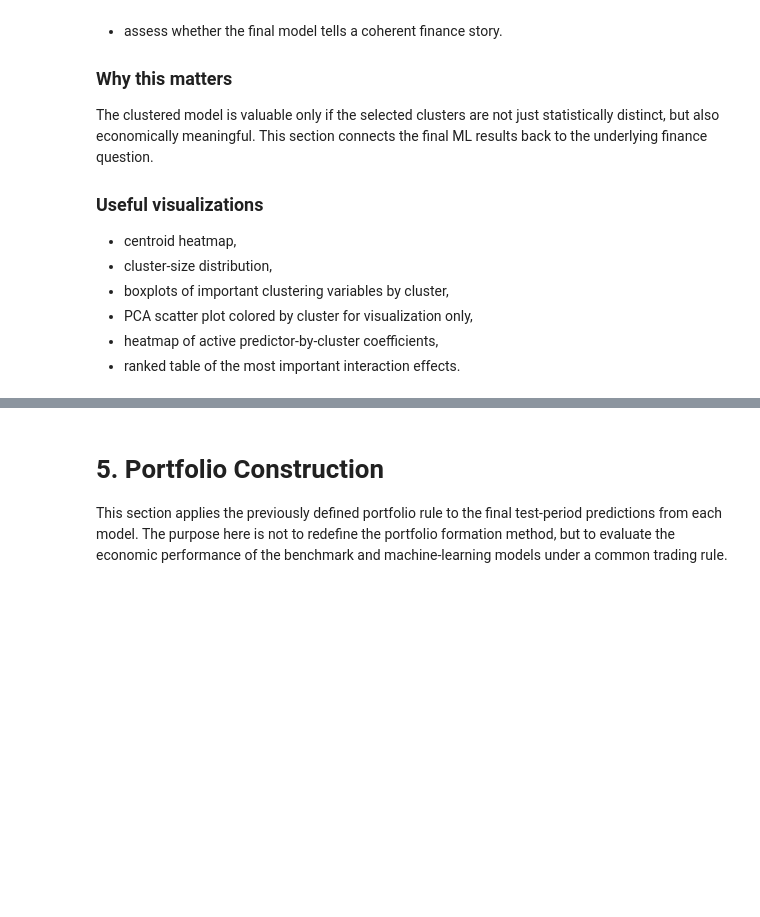
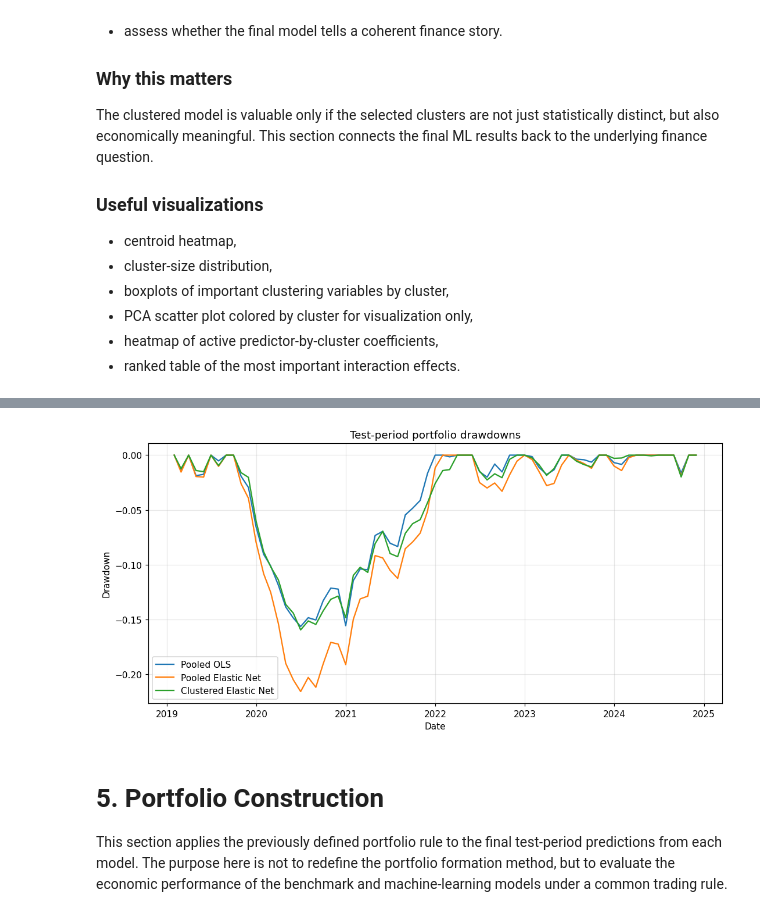
Before and after one commit to JackyJacky1029/FINA-4713-Group-9-Project, a Jupyter notebook: jkp_project.ipynb, the cells around one changed output, grey strips where cells are left out. Cells and saved outputs as stored; diff of their text form; code cells hidden in the pictures; blank space fills up the shorter version.

```diff
--- a/jkp_project.ipynb
+++ b/jkp_project.ipynb
@@ -3868,3 +4306,55 @@ plt.show()
+# %%
+# ------------------------------------------------------------
+# 4.8 Drawdown comparison
+# ------------------------------------------------------------
+
+def compute_drawdown(return_series):
+    """
+    Compute drawdown from a monthly return series.
+
+    Drawdown measures the percentage decline from the previous cumulative peak.
+    It is useful for understanding downside risk.
+    """
+
+    wealth_index = (1 + return_series).cumprod()
+    running_peak = wealth_index.cummax()
+    drawdown = wealth_index / running_peak - 1
+
+    return drawdown
+
+
+drawdown_dict = {}
+
+plt.figure(figsize=(10, 5))
+
+for model_label in model_order:
+
+    if model_label not in final_test_outputs:
+        continue
+
+    pf_returns = final_test_outputs[model_label]["portfolio_returns"]
+
+    if pf_returns is None or len(pf_returns) == 0:
+        continue
+
+    drawdown = compute_drawdown(pf_returns)
+    drawdown_dict[model_label] = drawdown
+
+    plt.plot(
+        drawdown.index,
+        drawdown.values,
+        label=model_label
+    )
+
+plt.xlabel("Date")
+plt.ylabel("Drawdown")
+plt.title("Test-period portfolio drawdowns")
+plt.legend()
+plt.grid(True, alpha=0.3)
+plt.tight_layout()
+plt.show()
+# %% [output]
+[figure, added]
 # %% [markdown]
 # 5. Portfolio Construction
 
```
Also changed, not shown: parts of 33 cells of this notebook.
